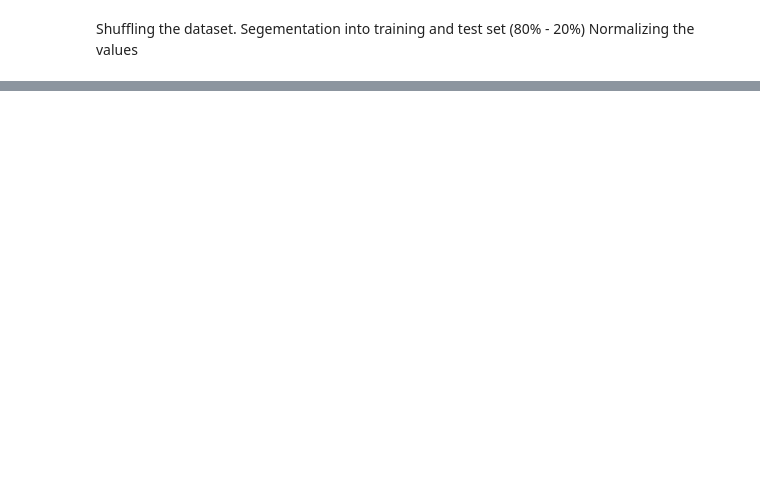
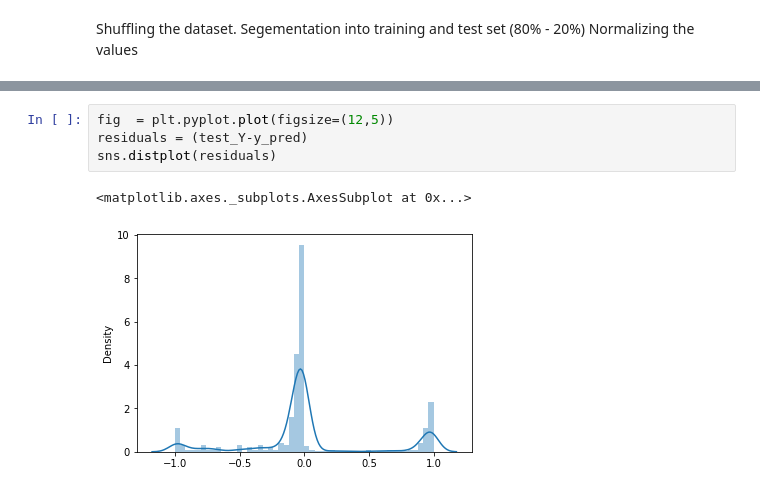
Before and after one commit to MilanBinsMathew/Software-Defect-Prediction, a Jupyter notebook: Software_Defect_Prediction.ipynb, the cells around one changed output, grey strips where cells are left out. Saved outputs shown, nothing was run; the diff lists cells and outputs as text; blank space fills up the shorter version.

```diff
--- a/Software_Defect_Prediction.ipynb
+++ b/Software_Defect_Prediction.ipynb
@@ -247,0 +118,7 @@ Test Accuracy: 1.0
+# %%
+fig  = plt.pyplot.plot(figsize=(12,5))
+residuals = (test_Y-y_pred)
+sns.distplot(residuals)
+# %% [output]
+<matplotlib.axes._subplots.AxesSubplot at 0x...>
+[figure, added]
```
Also changed, not shown: parts of 27 cells of this notebook.
